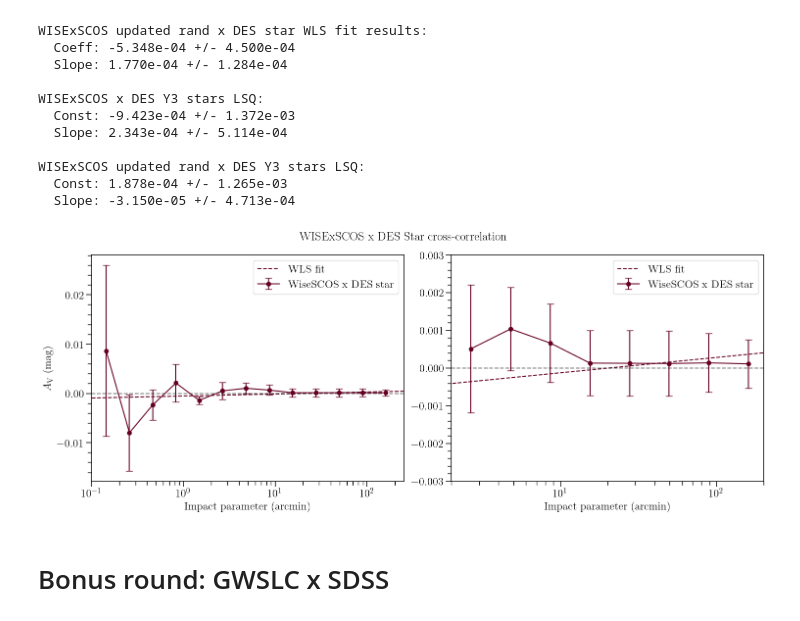
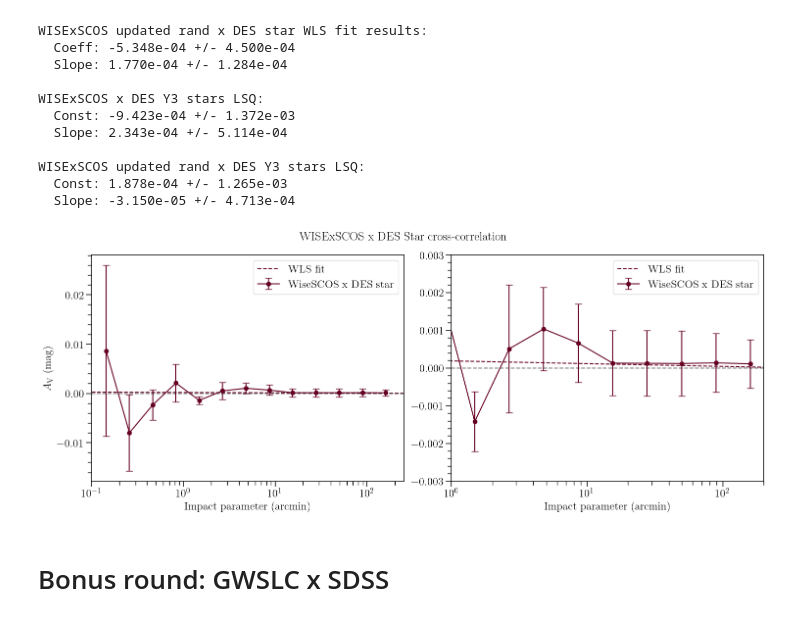
Before and after one commit to mcclearyj/dusthalos, a Jupyter notebook: writeup/csfd_dust_plots.ipynb, the cells around one changed output. Drawn from its saved outputs; the diff is of its cells as text; code cells hidden in the pictures.

```diff
--- a/writeup/csfd_dust_plots.ipynb
+++ b/writeup/csfd_dust_plots.ipynb
@@ -905,14 +951,20 @@ dust_desstar2 = dk_desstar2['kappa'] - dr_desstar2['kappa'] + rr_desstar2['kappa
 # %% [markdown]
 ## Start with fitting
 # %%
-fit_desstar = stats.linregress(dk_desstar['meanlogr'], dust_desstar)
+#fit_desstar = stats.linregress(dk_desstar['meanlogr'], dust_desstar)
 fit_desstar2 = stats.linregress(dk_desstar2['meanlogr'], dust_desstar2)
 
-print("WISExSCOS x DES Y3 stars LSQ:")
-print(f"  Const: {fit_desstar.intercept:.3e} +/- {fit_desstar.intercept_stderr:.3e}")
-print(f"  Slope: {fit_desstar.slope:.3e} +/- {fit_desstar.stderr:.3e}")
+#print("WISExSCOS x DES Y3 stars LSQ:")
+#print(fit_desstar)
+#print("")
+print("WISExSCOS updated rand x DES Y3 stars LSQ:")
+print(fit_desstar2)
+print("")
 
-print("")
+
+#print("WISExSCOS x DES Y3 stars LSQ fit:")
+#print(f"  Const: {fit_desstar.intercept:.3e} +/- {fit_desstar.intercept_stderr:.3e}")
+#print(f"  Slope: {fit_desstar.slope:.3e} +/- {fit_desstar.stderr:.3e}")
 
 print("WISExSCOS updated rand x DES Y3 stars LSQ:")
 print(f"  Const: {fit_desstar2.intercept:.3e} +/- {fit_desstar2.intercept_stderr:.3e}")
@@ -955,5 +988,8 @@ WISExSCOS orig rand x DES star WLS fit results:
 # %%
-res_desstar2 = do_WLS_fit(dk_desstar2, dust_desstar2, name='WISExSCOS rand2 x DES star', log=False)
+res_desstar2 = do_WLS_fit(
+    dk_desstar2, dust_desstar2,
+    name='WISExSCOS rand2 x DES star', log=False
+)
 print(res_desstar2.params)
 
 print("")
@@ -1019,11 +1055,11 @@ WISExSCOS updated rand x DES Y3 stars LSQ:
   Slope: -3.150e-05 +/- 4.713e-04
 # %%
 ## gaia x high-dens sample
-a = res_desstar.params[1] # Power
-b = res_desstar.params[0] # Coefficient
-#a = fit_desstar2.slope
-#b = fit_desstar2.intercept
-fit_desstar = a * dk_desstar['meanlogr'] + b
+#a = res_desstar.params[1] # Power
+#b = res_desstar.params[0] # Coefficient
+a = fit_desstar2.slope
+b = fit_desstar2.intercept
+linfit_desstar2 = a * np.log(theory_r_arcmin) + b
 
 # gaia x high-lum high-z sample
 #fit_desstar2 = res_desstar2.params[1] * dk_desstar2['meanlogr'] + res_desstar2.params[0]
@@ -1042,7 +1078,7 @@ axs[0].plot(dk_desstar['meanr'], fit_desstar, ls='--', color='xkcd:fire engine r
 axs[0].errorbar(dk_desstar2['meanr'], dust_desstar2,
             yerr=dk_desstar2['sigma'], fmt='-o', capsize=5,
             label=r'WiseSCOS x DES star', color='xkcd:maroon')
-axs[0].plot(theory_r_arcmin, fit_desstar2, ls='--', color='xkcd:maroon',
+axs[0].plot(theory_r_arcmin, linfit_desstar2, ls='--', color='xkcd:maroon',
         label='WLS fit')
 
 axs[0].set_xscale('log')
@@ -1054,38 +1090,38 @@ axs[0].set_ylabel(r'$A_{\rm V}$ (mag)', fontsize=16)
 axs[0].legend(fontsize=16)
 
 ###
 ### Inset
 ###
 '''
 axs[1].errorbar(dk_desstar['meanr'][5:], dust_desstar[5:],
             yerr=dk_desstar['sigma'][5:], fmt='-o', capsize=5,
             label=r'DES star bg', color='xkcd:fire engine red')
 axs[1].plot(dk_desstar['meanr'][1:], fit_desstar[1:], ls='--', color='xkcd:fire engine red',
         label='DES star bg fit')
 '''
-axs[1].errorbar(dk_desstar2['meanr'][5:], dust_desstar2[5:],
-            yerr=dk_desstar2['sigma'][5:], fmt='-o', capsize=5,
+axs[1].errorbar(dk_desstar2['meanr'][3:], dust_desstar2[3:],
+            yerr=dk_desstar2['sigma'][3:], fmt='-o', capsize=5,
             label=r'WiseSCOS x DES star', color='xkcd:maroon')
-axs[1].plot(theory_r_arcmin, fit_desstar2, ls='--', color='xkcd:maroon',
+axs[1].plot(theory_r_arcmin, linfit_desstar2, ls='--', color='xkcd:maroon',
         label='WLS fit')
 
 
 axs[1].set_xscale('log')
-axs[1].set_xlim(2, 200)
+axs[1].set_xlim(1, 200)
 axs[1].set_ylim(-3e-3, 3e-3)
 axs[1].axhline(0, linestyle='--', color='k', alpha=0.5)
 
 axs[1].set_xlabel(r'Impact parameter (arcmin)', fontsize=16)
 #axs[1].set_ylabel(r'$A_{\rm V}$ (mag)', fontsize=16)
 axs[1].legend(fontsize=16)
 
 fig.suptitle('WISExSCOS x DES Star cross-correlation', fontsize=18)
 
 figname = 'desstar_crosscorrel_csfd.png'
 fig.savefig(f"/Users/j.mccleary/Research/dusty_halos/dusthalos_emh/output/{figname}" )
 fig.savefig(f"/Users/j.mccleary/Research/dusty_halos/dusthalos_emh/writeup/figures_update2/{figname}" )
 # %% [output]
-[figure, old version]
+[figure, new version]
 # %% [markdown]
 # Bonus round: GWSLC x SDSS
 # %%
```
Also changed, not shown: parts of 21 cells of this notebook, 8 other files.
